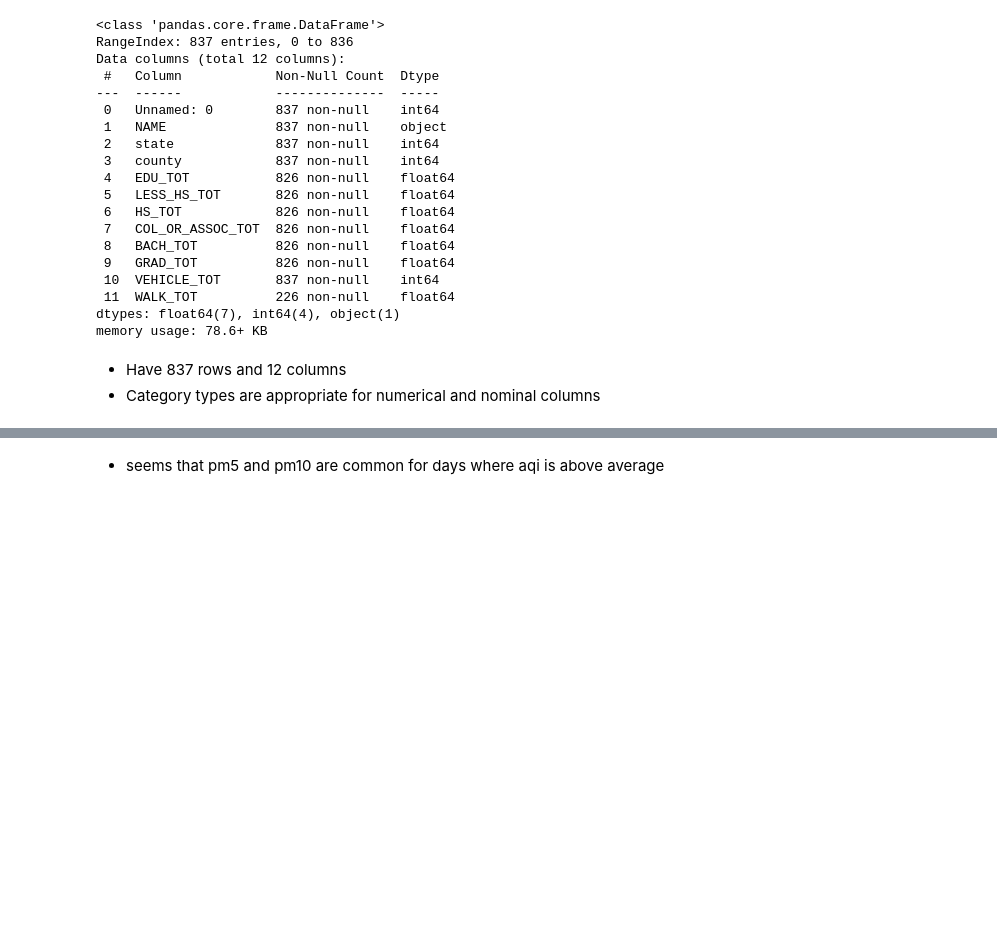
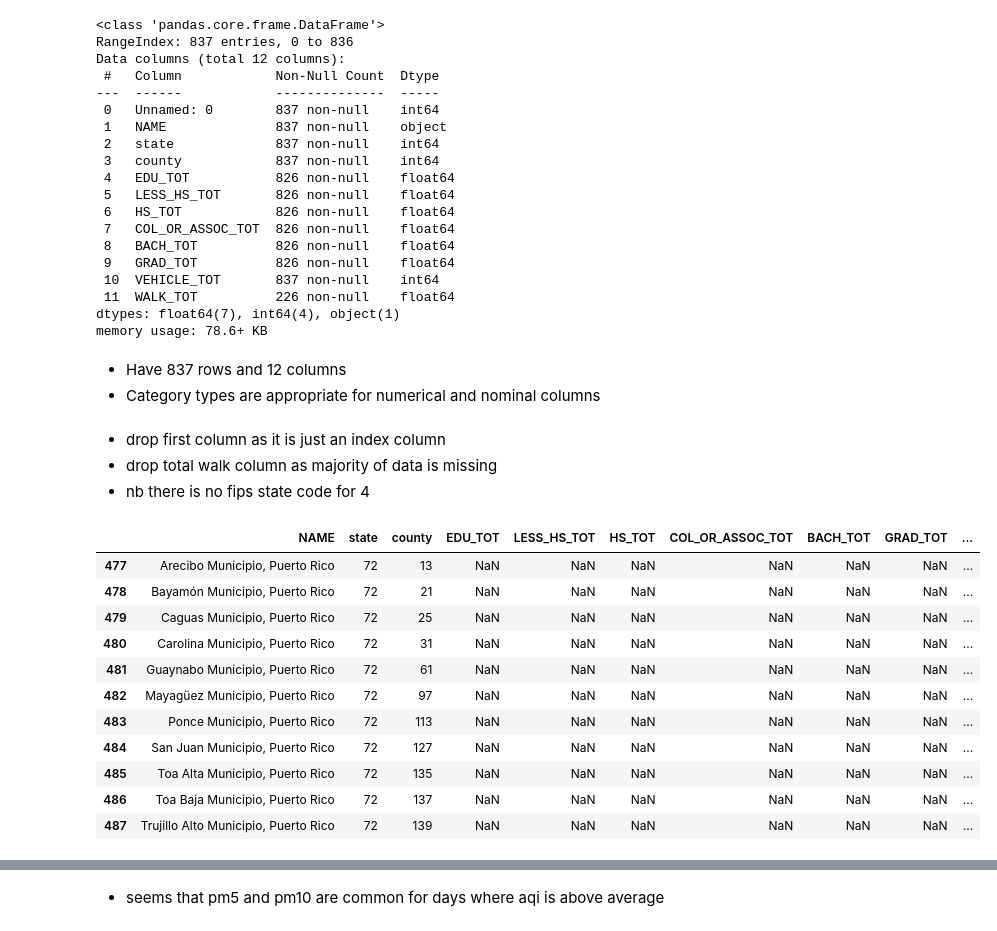
Before and after one commit to willkchan/Pollution-Forecast, a Jupyter notebook: src/preparation/Data_Wrangling7.ipynb, the cells around one changed output, grey strips where cells are left out. Cells and saved outputs as stored; diff of their text form; code cells hidden in the pictures; blank space fills up the shorter version.

```diff
--- a/src/preparation/Data_Wrangling7.ipynb
+++ b/src/preparation/Data_Wrangling7.ipynb
@@ -721,3 +721,34 @@ memory usage: 78.6+ KB
 # %% [markdown]
 * Have 837 rows and 12 columns
 * Category types are appropriate for numerical and nominal columns
+# %%
+# educ_vehicle_2017.drop('Unnamed: 0', axis=1, inplace=True)
+educ_vehicle_2017['WALK_TOT'].unique()
+educ_vehicle_2017['WALK_TOT'].isnull().sum()
+
+#drop walk b/c too many missing values and only retain counties and drop also drop that row index column
+educ_vehicle_2017.state.unique()
+cols_to_remove = ['Unnamed: 0', 'WALK_TOT']
+educ_vehicle_2017 = remove_col(educ_vehicle_2017, cols_to_remove)
+# %% [markdown]
+* drop first column as it is just an index column
+* drop total walk column as majority of data is missing
+* nb there is no fips state code for 4
+# %%
+educ_vehicle_2017.NAME.duplicated().sum()
+educ_vehicle_2017.isnull().sum()
+educ_vehicle_2017.loc[educ_vehicle_2017.isnull().any(axis=1)]
+educ_vehicle_2017.loc[educ_vehicle_2017.NAME.str.contains('Puerto')]
+# %% [output]
+|  | NAME | state | county | EDU_TOT | LESS_HS_TOT | HS_TOT | COL_OR_ASSOC_TOT | BACH_TOT | GRAD_TOT | ... |
+| 477 | Arecibo Municipio, Puerto Rico | 72 | 13 | NaN | NaN | NaN | NaN | NaN | NaN | ... |
+| 478 | Bayamón Municipio, Puerto Rico | 72 | 21 | NaN | NaN | NaN | NaN | NaN | NaN | ... |
+| 479 | Caguas Municipio, Puerto Rico | 72 | 25 | NaN | NaN | NaN | NaN | NaN | NaN | ... |
+| 480 | Carolina Municipio, Puerto Rico | 72 | 31 | NaN | NaN | NaN | NaN | NaN | NaN | ... |
+| 481 | Guaynabo Municipio, Puerto Rico | 72 | 61 | NaN | NaN | NaN | NaN | NaN | NaN | ... |
+| 482 | Mayagüez Municipio, Puerto Rico | 72 | 97 | NaN | NaN | NaN | NaN | NaN | NaN | ... |
+| 483 | Ponce Municipio, Puerto Rico | 72 | 113 | NaN | NaN | NaN | NaN | NaN | NaN | ... |
+| 484 | San Juan Municipio, Puerto Rico | 72 | 127 | NaN | NaN | NaN | NaN | NaN | NaN | ... |
+| 485 | Toa Alta Municipio, Puerto Rico | 72 | 135 | NaN | NaN | NaN | NaN | NaN | NaN | ... |
+| 486 | Toa Baja Municipio, Puerto Rico | 72 | 137 | NaN | NaN | NaN | NaN | NaN | NaN | ... |
+| 487 | Trujillo Alto Municipio, Puerto Rico | 72 | 139 | NaN | NaN | NaN | NaN | NaN | NaN | ... |
```
Also changed, not shown: parts of 3 cells of this notebook.
